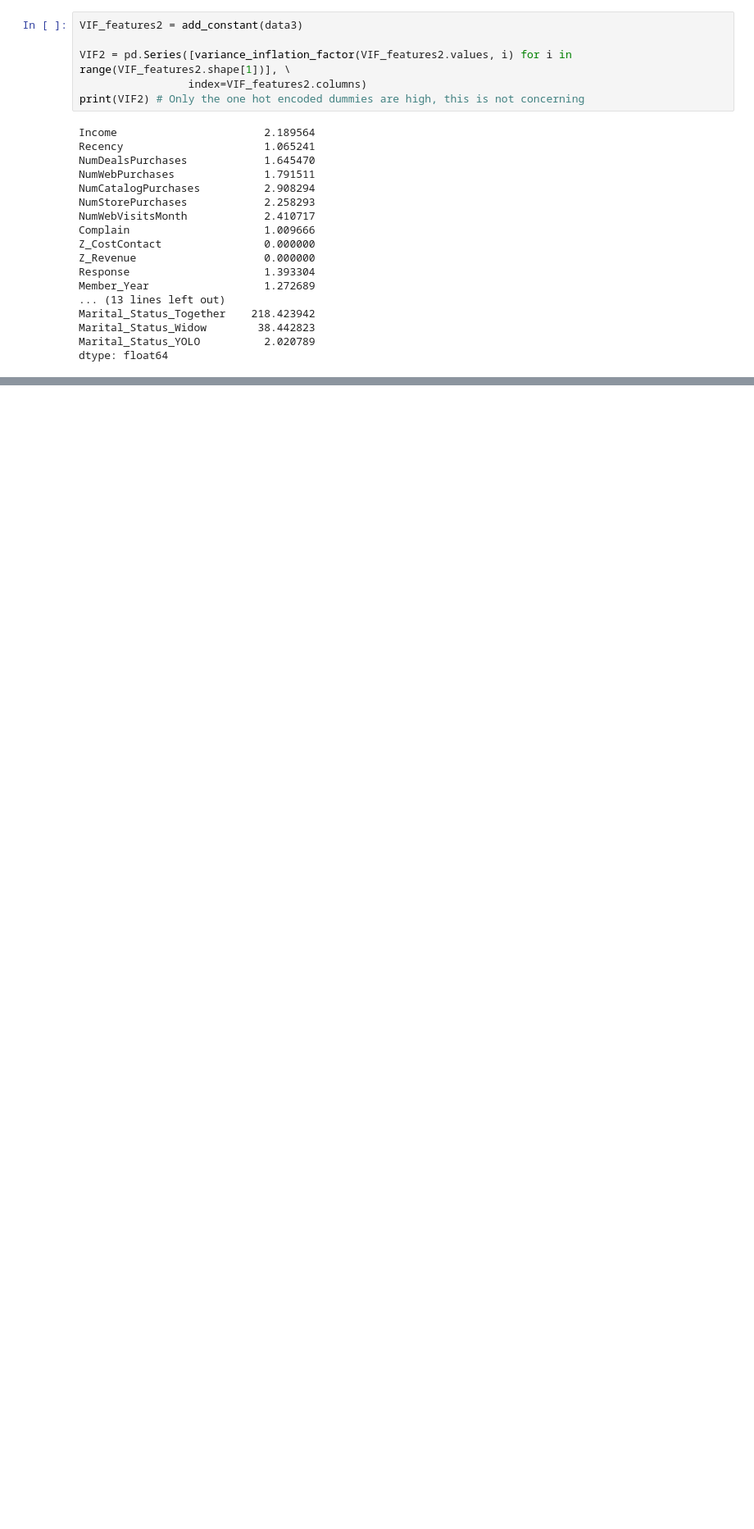
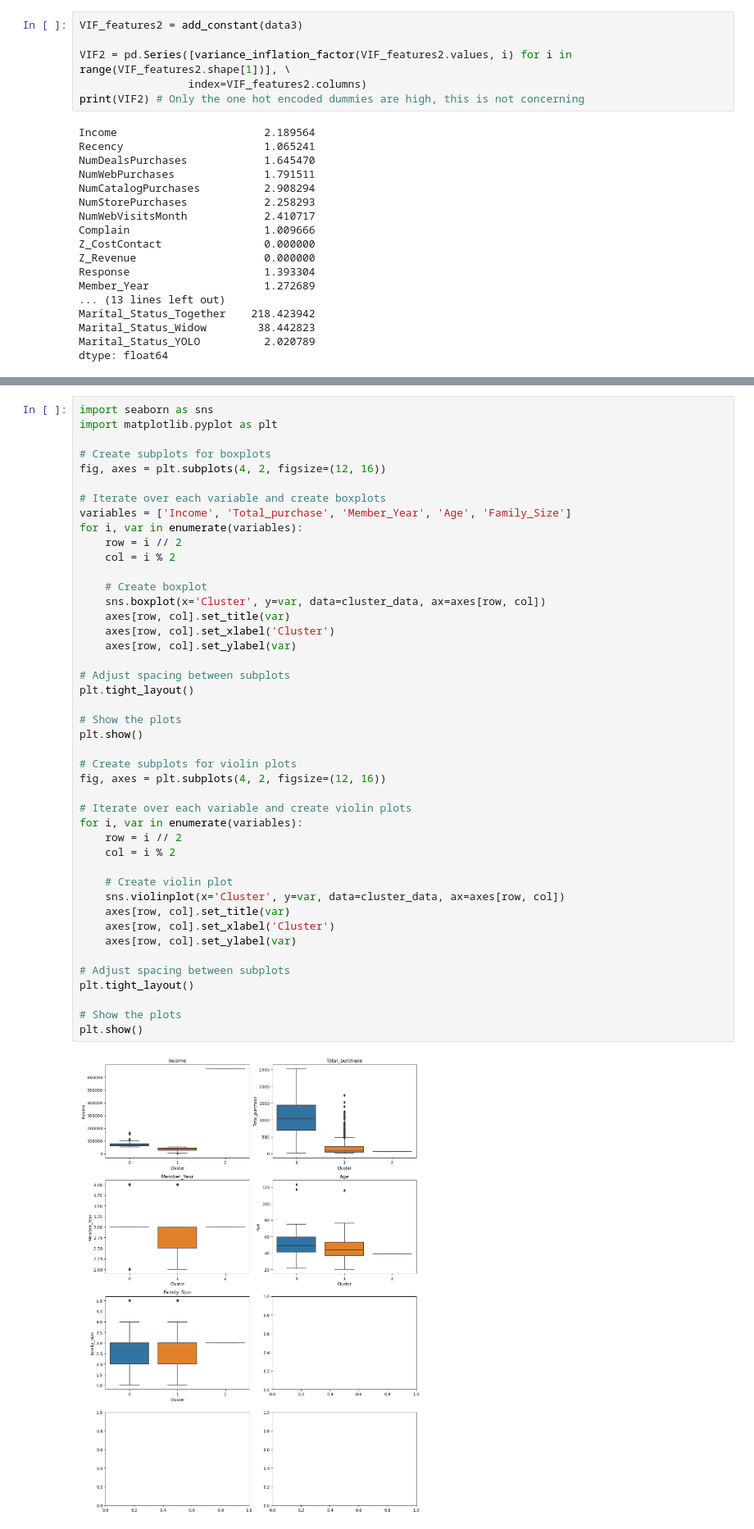
Before and after one commit to McGill-MMA-EnterpriseAnalytics/Customer-Personality-Analysis, a Jupyter notebook: INSY 695 Group Project.ipynb, the cells around one changed output, grey strips where cells are left out. Shown at 82% size. Saved outputs shown, nothing was run; the diff lists cells and outputs as text; blank space fills up the shorter version.

```diff
--- a/INSY 695 Group Project.ipynb
+++ b/INSY 695 Group Project.ipynb
@@ -388,0 +502,46 @@ dtype: float64
+# %%
+import seaborn as sns
+import matplotlib.pyplot as plt
+
+# Create subplots for boxplots
+fig, axes = plt.subplots(4, 2, figsize=(12, 16))
+
+# Iterate over each variable and create boxplots
+variables = ['Income', 'Total_purchase', 'Member_Year', 'Age', 'Family_Size']
+for i, var in enumerate(variables):
+    row = i // 2
+    col = i % 2
+
+    # Create boxplot
+    sns.boxplot(x='Cluster', y=var, data=cluster_data, ax=axes[row, col])
+    axes[row, col].set_title(var)
+    axes[row, col].set_xlabel('Cluster')
+    axes[row, col].set_ylabel(var)
+
+# Adjust spacing between subplots
+plt.tight_layout()
+
+# Show the plots
+plt.show()
+
+# Create subplots for violin plots
+fig, axes = plt.subplots(4, 2, figsize=(12, 16))
+
+# Iterate over each variable and create violin plots
+for i, var in enumerate(variables):
+    row = i // 2
+    col = i % 2
+
+    # Create violin plot
+    sns.violinplot(x='Cluster', y=var, data=cluster_data, ax=axes[row, col])
+    axes[row, col].set_title(var)
+    axes[row, col].set_xlabel('Cluster')
+    axes[row, col].set_ylabel(var)
+
+# Adjust spacing between subplots
+plt.tight_layout()
+
+# Show the plots
+plt.show()
+# %% [output]
+[figure, added]
```
Also changed, not shown: parts of 14 cells of this notebook.
